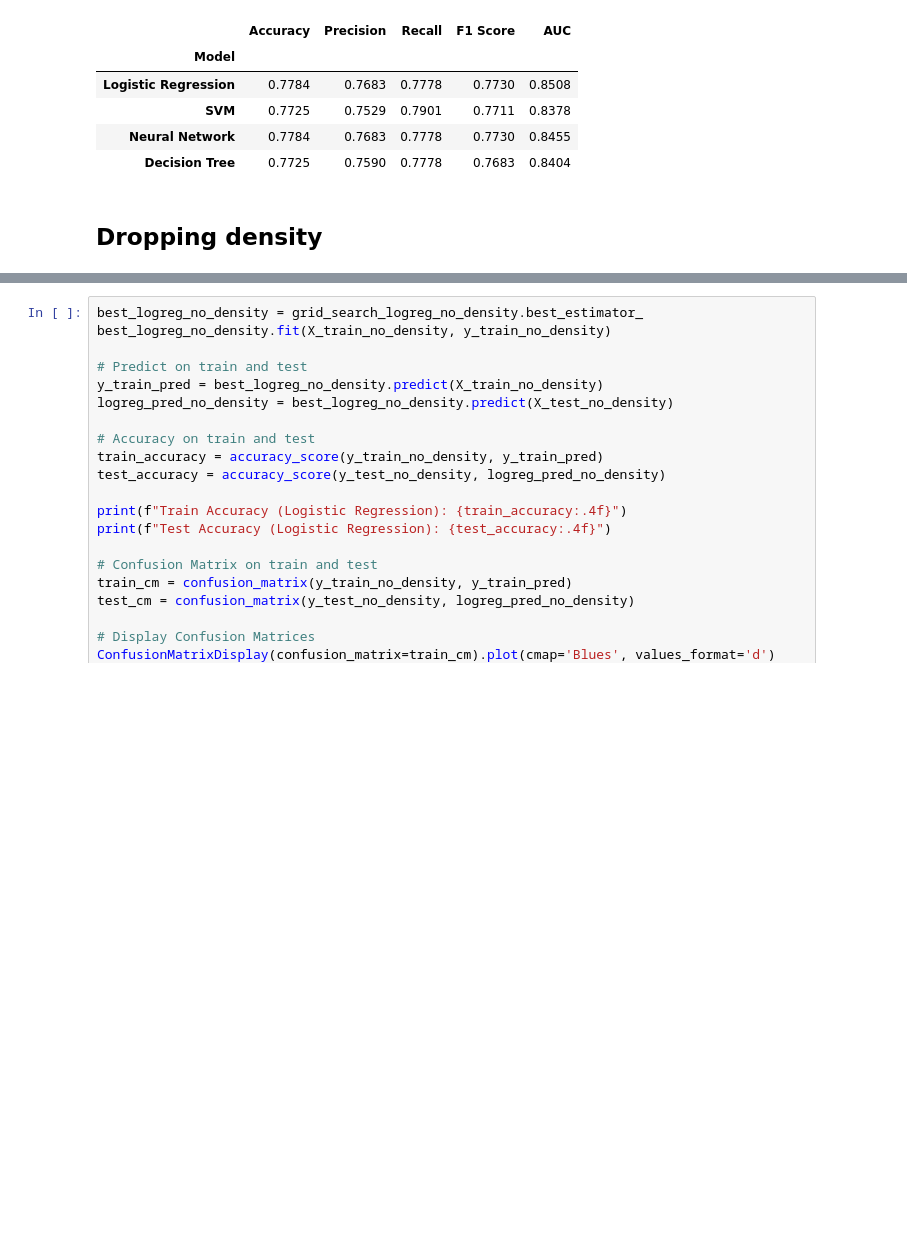
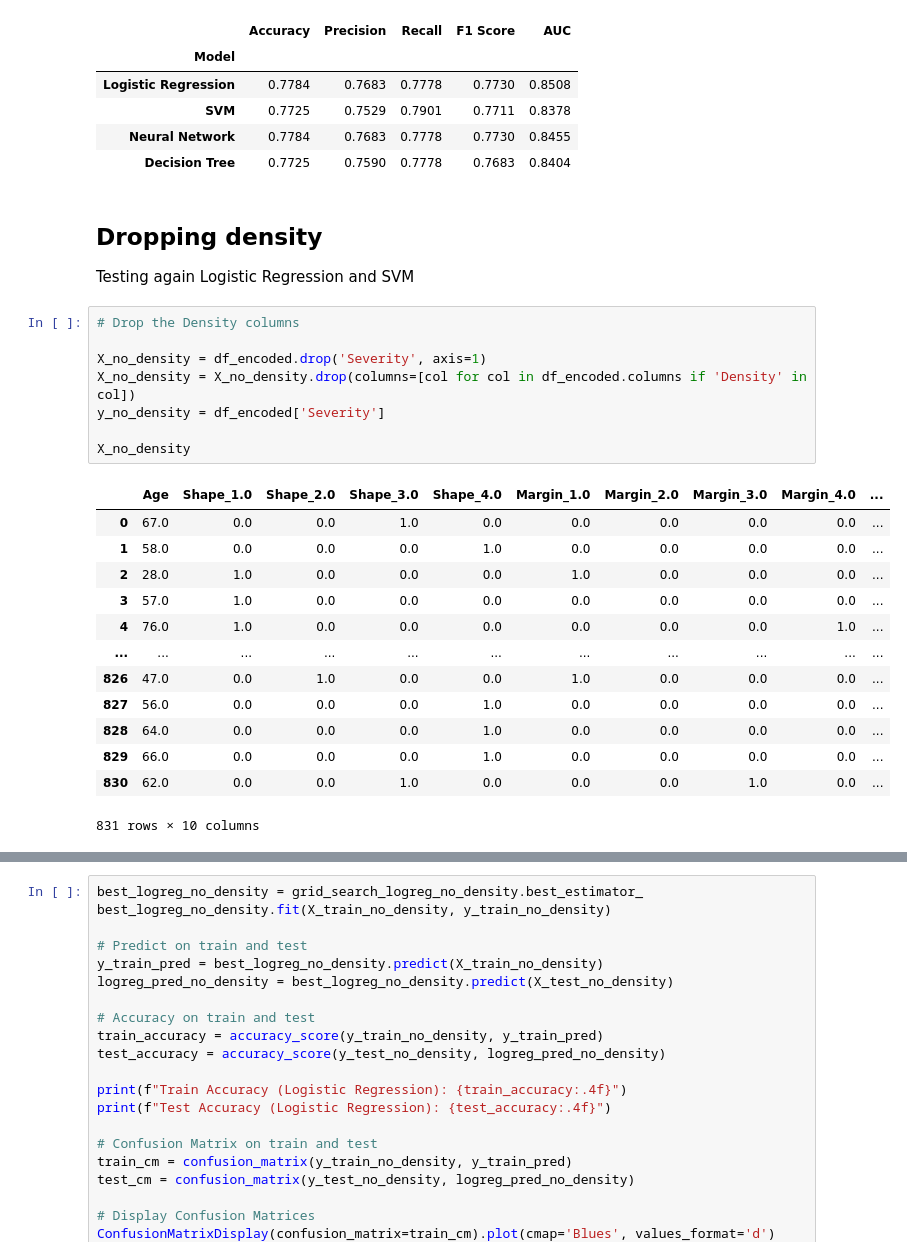
Before and after one commit to ceciliasant/AAproj1, a Jupyter notebook: proj1.ipynb, the cells around one changed output, grey strips where cells are left out. Drawn from its saved outputs; the diff is of its cells as text; blank space fills up the shorter version.

```diff
--- a/proj1.ipynb
+++ b/proj1.ipynb
@@ -814,4 +731,28 @@ styled_table
 | Decision Tree | 0.7725 | 0.7590 | 0.7778 | 0.7683 | 0.8404 |
 # %% [markdown]
 ## Dropping density
+
+Testing again Logistic Regression and SVM
+# %%
+# Drop the Density columns
+
+X_no_density = df_encoded.drop('Severity', axis=1)
+X_no_density = X_no_density.drop(columns=[col for col in df_encoded.columns if 'Density' in col])
+y_no_density = df_encoded['Severity']
+
+X_no_density
+# %% [output]
+|  | Age | Shape_1.0 | Shape_2.0 | Shape_3.0 | Shape_4.0 | Margin_1.0 | Margin_2.0 | Margin_3.0 | Margin_4.0 | ... |
+| 0 | 67.0 | 0.0 | 0.0 | 1.0 | 0.0 | 0.0 | 0.0 | 0.0 | 0.0 | ... |
+| 1 | 58.0 | 0.0 | 0.0 | 0.0 | 1.0 | 0.0 | 0.0 | 0.0 | 0.0 | ... |
+| 2 | 28.0 | 1.0 | 0.0 | 0.0 | 0.0 | 1.0 | 0.0 | 0.0 | 0.0 | ... |
+| 3 | 57.0 | 1.0 | 0.0 | 0.0 | 0.0 | 0.0 | 0.0 | 0.0 | 0.0 | ... |
+| 4 | 76.0 | 1.0 | 0.0 | 0.0 | 0.0 | 0.0 | 0.0 | 0.0 | 1.0 | ... |
+| ... | ... | ... | ... | ... | ... | ... | ... | ... | ... | ... |
+| 826 | 47.0 | 0.0 | 1.0 | 0.0 | 0.0 | 1.0 | 0.0 | 0.0 | 0.0 | ... |
+| 827 | 56.0 | 0.0 | 0.0 | 0.0 | 1.0 | 0.0 | 0.0 | 0.0 | 0.0 | ... |
+| 828 | 64.0 | 0.0 | 0.0 | 0.0 | 1.0 | 0.0 | 0.0 | 0.0 | 0.0 | ... |
+| 829 | 66.0 | 0.0 | 0.0 | 0.0 | 1.0 | 0.0 | 0.0 | 0.0 | 0.0 | ... |
+| 830 | 62.0 | 0.0 | 0.0 | 1.0 | 0.0 | 0.0 | 0.0 | 1.0 | 0.0 | ... |
+831 rows × 10 columns
 # %%
```
Also changed, not shown: parts of 9 cells of this notebook.
